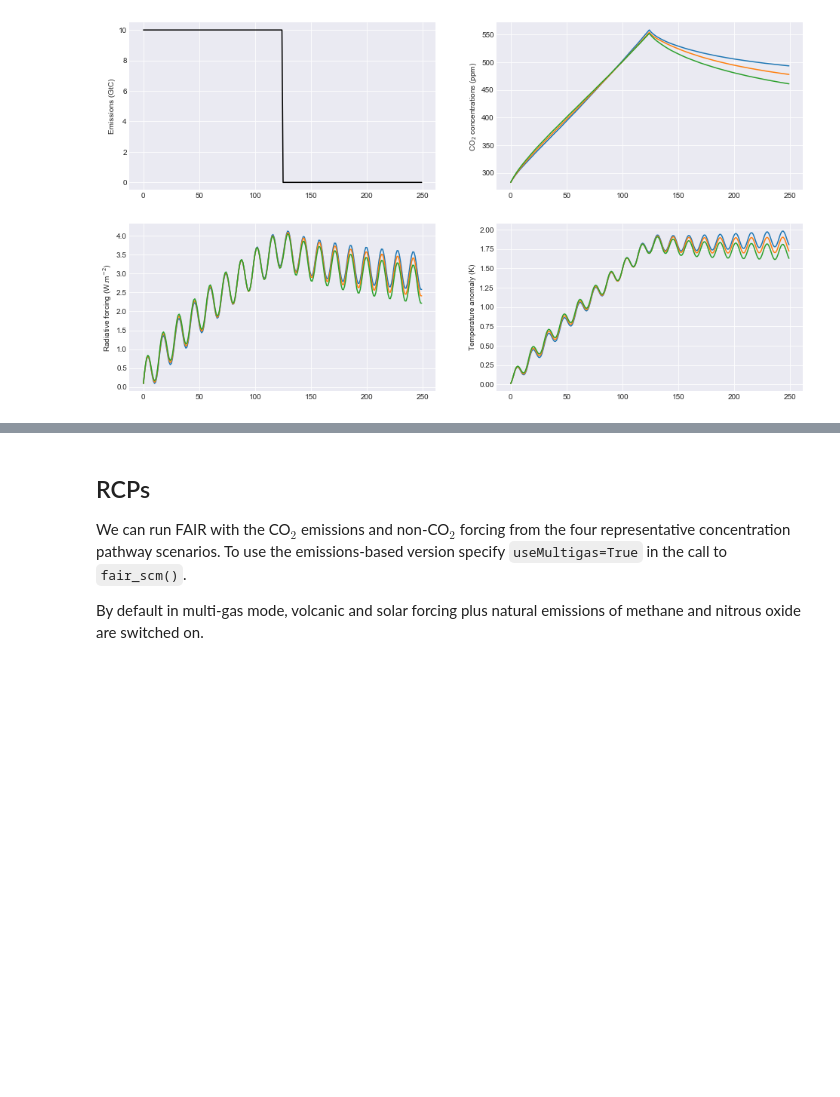
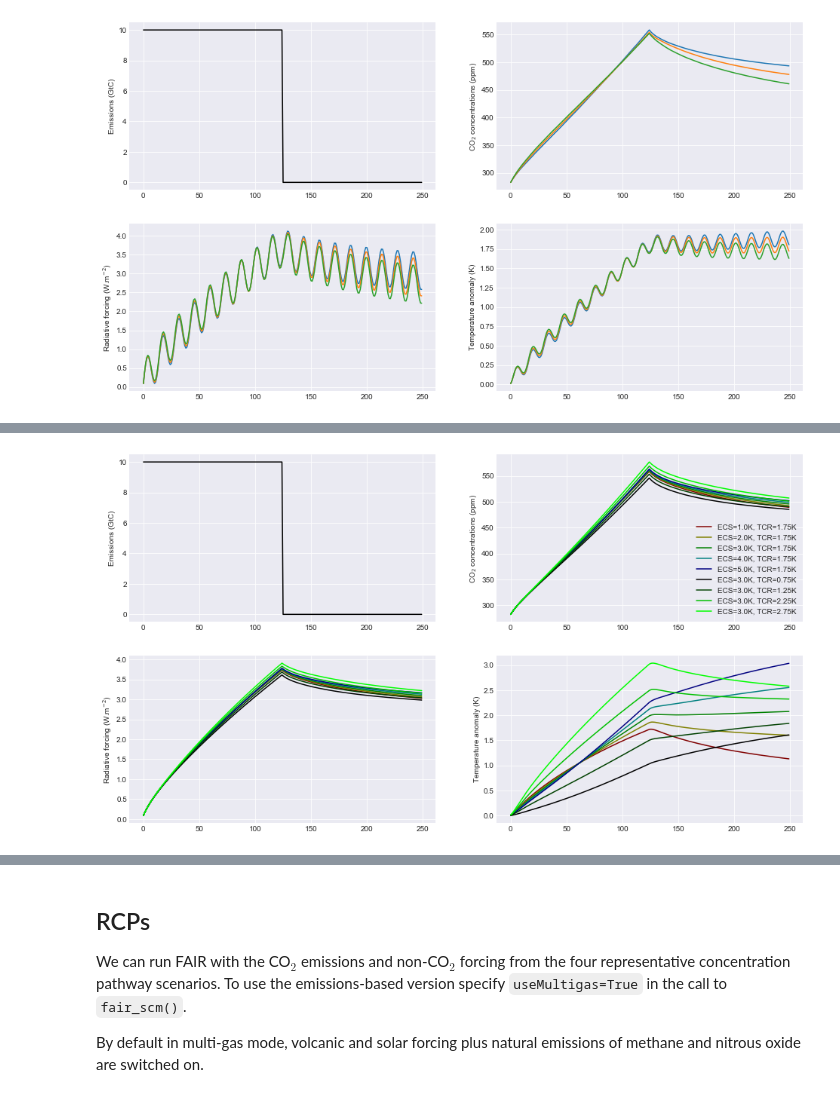
Before and after one commit to OMS-NetZero/FAIR, a Jupyter notebook: docs/examples.ipynb, the cells around one changed output, grey strips where cells are left out. Drawn from its saved outputs; the diff is of its cells as text; code cells hidden in the pictures; blank space fills up the shorter version.

```diff
--- a/docs/examples.ipynb
+++ b/docs/examples.ipynb
@@ -213,0 +223,41 @@ ax4.set_ylabel('Temperature anomaly (K)');
+# %%
+# set up emissions and forcing arrays
+emissions = np.zeros(250)
+emissions[:125] = 10.0
+
+# create output arrays
+nrun=9
+C = np.empty((emissions.size, nrun))
+F = np.empty((emissions.size, nrun))
+T = np.empty((emissions.size, nrun))
+
+# initialise plot
+fig = plt.figure()
+ax1 = fig.add_subplot(221)
+ax1.plot(range(0, emissions.size), emissions, color='black')
+ax1.set_ylabel('Emissions (GtC)')
+ax2 = fig.add_subplot(222)
+ax3 = fig.add_subplot(223)
+ax4 = fig.add_subplot(224)
+
+ecs = np.array([1.0, 2.0, 3.0, 4.0, 5.0, 3.0, 3.0, 3.0, 3.0])
+tcr = np.array([1.75, 1.75, 1.75, 1.75, 1.75, 0.75, 1.25, 2.25, 2.75])
+colors = ['#800000','#808000','#008000','#008080','#000080', '#000000', '#004000', '#00c000', '#00ff00']
+
+# run the model and plot outputs
+for i in range(nrun):
+    C[:,i],F[:,i],T[:,i] = fair.forward.fair_scm(
+        emissions=emissions,
+        useMultigas=False,
+        tcrecs=[tcr[i], ecs[i]],
+    )
+
+    ax2.plot(range(0, emissions.size), C[:,i], color=colors[i], label='ECS=%3.1fK, TCR=%4.2fK' % (ecs[i], tcr[i]))
+    ax2.set_ylabel('CO$_2$ concentrations (ppm)')
+    ax3.plot(range(0, emissions.size), F[:,i], color=colors[i])
+    ax3.set_ylabel('Radiative forcing (W.m$^{-2}$)')
+    ax4.plot(range(0, emissions.size), T[:,i], color=colors[i])
+    ax4.set_ylabel('Temperature anomaly (K)');
+ax2.legend();
+# %% [output]
+[figure, added]
```
Also changed, not shown: parts of 16 cells of this notebook, 27 other files.
